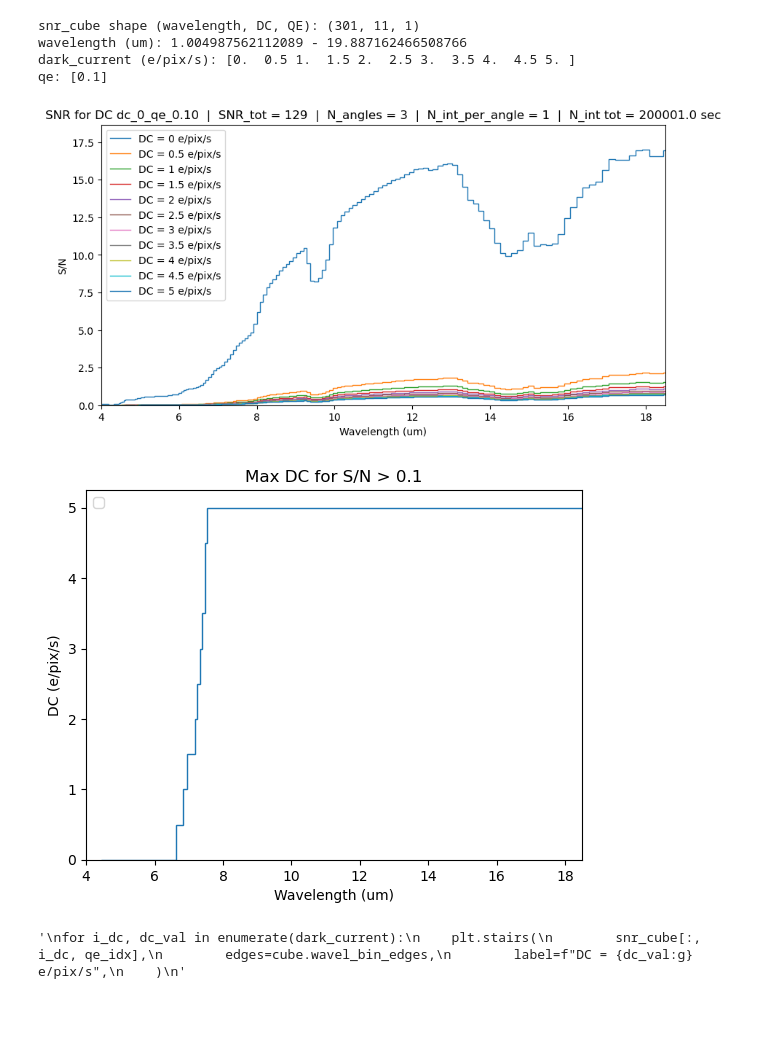
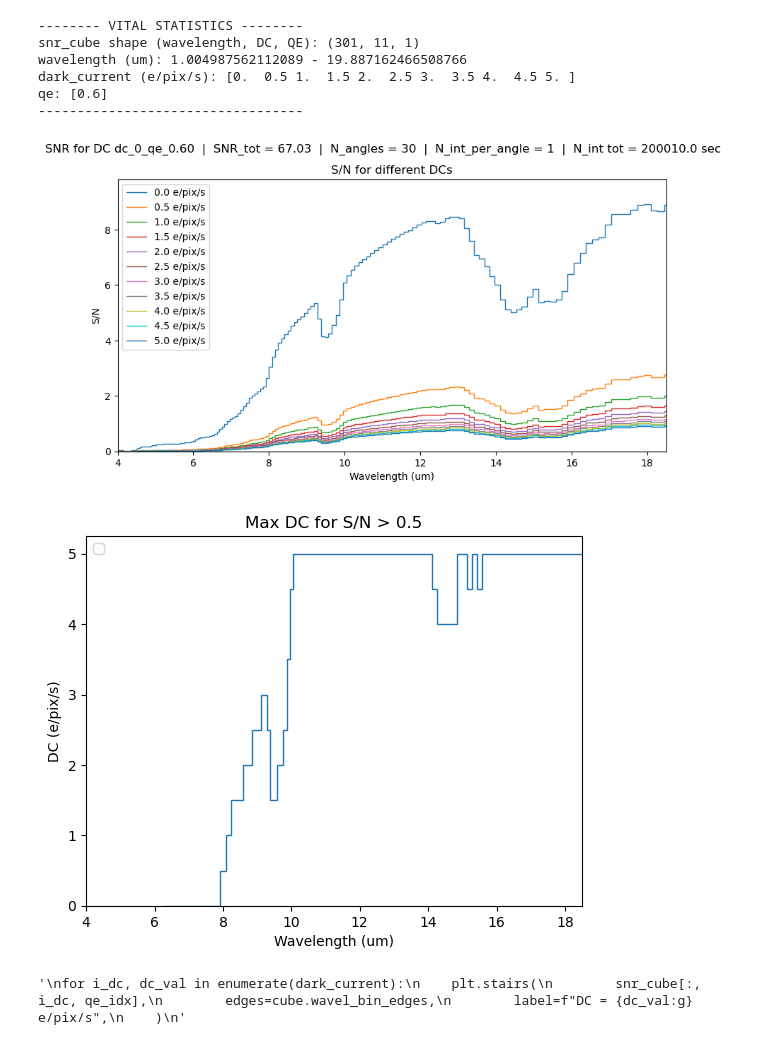
Before and after one commit to mwanakijiji/life_detectors, a Jupyter notebook: dev_notebooks/display_dc_degradation.ipynb, the cells around one changed output. Saved outputs shown, nothing was run; the diff lists cells and outputs as text; code cells hidden in the pictures; blank space fills up the shorter version.

```diff
--- a/dev_notebooks/display_dc_degradation.ipynb
+++ b/dev_notebooks/display_dc_degradation.ipynb
@@ -24,7 +24,9 @@ importlib.reload(calculator)
 read_s2n_cube_hdf5 = getattr(calculator, "read_s2n_cube_hdf5", calculator.load_s2n_cube)
 # %%
 # Path to S/N cubes HDF5 written by save_s2n_cube() in calculator.py
-s2n_hdf5_path = '/Users/eckhartspalding/Documents/git.repos/life_detectors/hdf5_testing/temp_s2n_sweep_planet_index_0000000_Nuniverse_1_Nstar_1_dist_10_Rp_1_Rs_1_Ts_5778_L_1.0_z_3_eclip_lon_135_eclip_lat_45_Stype_G/s2n_cube.hdf5'
+#s2n_hdf5_path = '/Users/eckhartspalding/Documents/git.repos/life_detectors/hdf5_testing/temp_s2n_sweep_planet_index_0000000_Nuniverse_1_Nstar_1_dist_10_Rp_1_Rs_1_Ts_5778_L_1.0_z_3_eclip_lon_135_eclip_lat_45_Stype_G/dc_5_qe_0.90_s2n_cube.hdf5'
+s2n_hdf5_path = '/Users/eckhartspalding/Downloads/qe_0.60_s2n_cube.hdf5'
+
 
 cube = read_s2n_cube_hdf5(s2n_hdf5_path)
 
@@ -41,33 +43,38 @@ print("dark_current (e/pix/s):", dark_current)
 print("qe:", qe)
 print('----------------------------------')
 # %% [output]
+-------- VITAL STATISTICS --------
 snr_cube shape (wavelength, DC, QE): (301, 11, 1)
 wavelength (um): 1.004987562112089 - 19.887162466508766
 dark_current (e/pix/s): [0.  0.5 1.  1.5 2.  2.5 3.  3.5 4.  4.5 5. ]
-qe: [0.1]
+qe: [0.6]
+----------------------------------
 # %%
 # S/N vs wavelength for one QE, varying DC
 qe_idx = 0
 plt.figure(figsize=(10, 5))
 for i_dc, dc_val in enumerate(dark_current):
     plt.stairs(
         snr_cube[:, i_dc, qe_idx],
         edges=cube.wavel_bin_edges,
-        label=f"DC = {dc_val:g} e/pix/s",
+        label=f"{dc_val:.1f} e/pix/s",
+
     )
 plt.xlim(4, 18.5)
 plt.xlabel("Wavelength (um)")
 plt.ylabel("S/N")
-plt.title(cube.base_titles[0, qe_idx])
+plt.suptitle(cube.base_titles[0, qe_idx])
+plt.title('S/N for different DCs')
 plt.legend()
-plt.show()
+#plt.show()
+plt.savefig('s2n_vs_dc.png')
 # %% [output]
-[figure, old version]
+[figure, new version]
 # %%
 # plot the maximum DC for a given S/N = N at a given wavelength bin
 # (wavelength, DC, QE)
 
-s2n_min = 0.1
+s2n_min = 0.5
 qe_idx = 0
 snr_2d_at_qe = snr_cube[:, :, qe_idx]          # shape (n_wavel, n_dc)
 good = snr_2d_at_qe > s2n_min
@@ -105,5 +112,5 @@ for i_dc, dc_val in enumerate(dark_current):
     )
 '''
 # %% [output]
-[figure, old version]
+[figure, new version]
 '\nfor i_dc, dc_val in enumerate(dark_current):\n    plt.stairs(\n        snr_cube[:, i_dc, qe_idx],\n        edges=cube.wavel_bin_edges,\n        label=f"DC = {dc_val:g} e/pix/s",\n    )\n'
```
Also changed, not shown: parts of 5 cells of this notebook, 2 other files.
